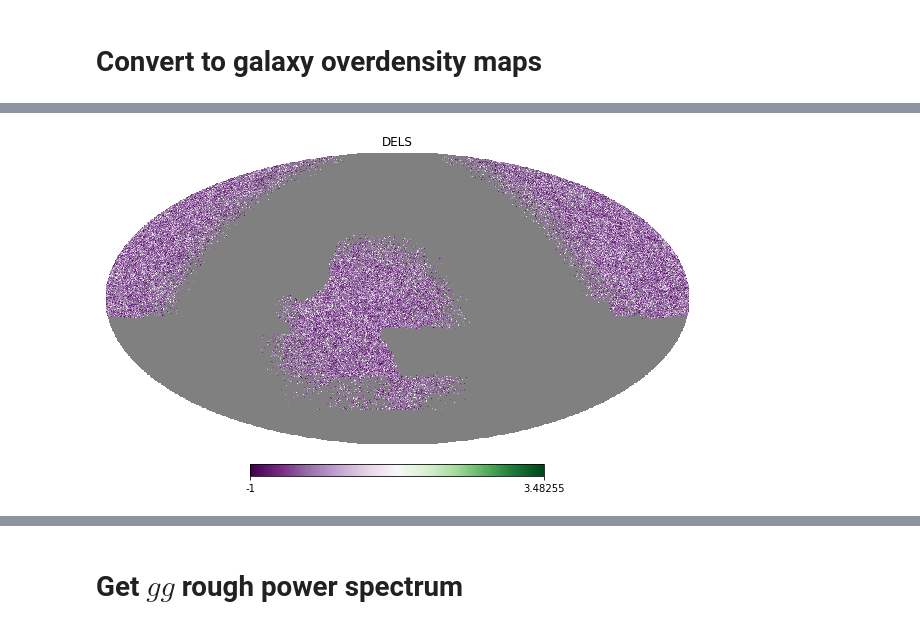
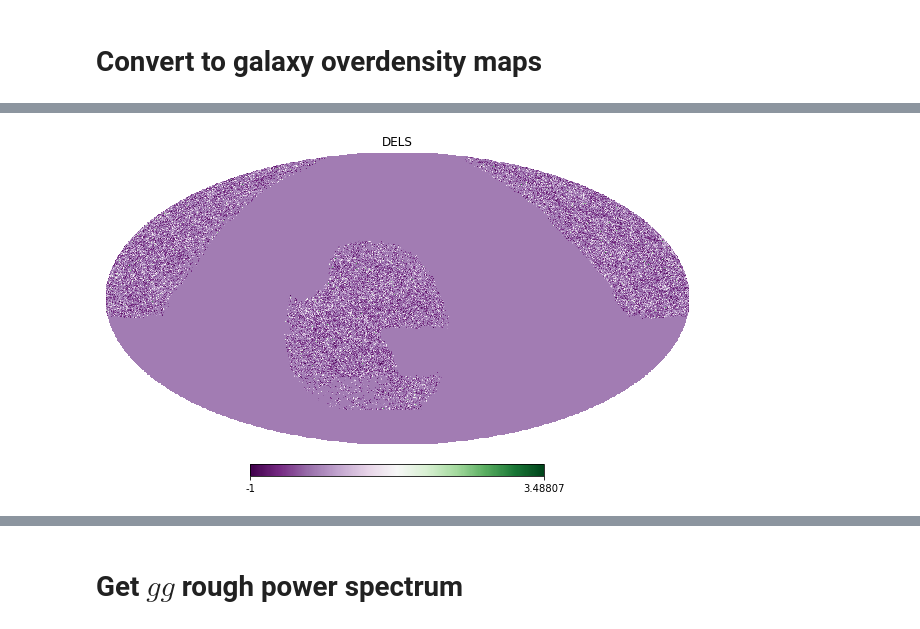
Before and after one commit to itrharrison/act-x-decals, a Jupyter notebook: dels-mapping.ipynb, the cells around one changed output, grey strips where cells are left out. Cells and saved outputs as stored; diff of their text form; code cells hidden in the pictures.

```diff
--- a/dels-mapping.ipynb
+++ b/dels-mapping.ipynb
@@ -58,4 +58,9 @@ hp.mollview(comp_mask, title='completeness mask')
 # %%
 star_map = hp.read_map('./data/allwise_total_rot_1024.fits')
 star_map = hp.ud_grade(star_map, nside_out=nside, power=-2)
+
+# Convert to stars per deg^2
+pix_srad = 4*np.pi/npix
+pix_deg2 = pix_srad*(180/np.pi)**2
+star_map /= pix_deg2
 # %%
@@ -84,8 +103,10 @@ dels_Nmap = bass_mzls_Nmap + decals_Nmap
 dels_Nmean = np.sum(dels_Nmap[pixmask]) / np.sum(comp_mask[pixmask])
 
 dels_deltamap = np.zeros_like(dels_Nmap, dtype=float)
-dels_deltamap[pixmask] = dels_Nmap[pixmask] / (dels_Nmean*comp_mask[pixmask]) - 1
-dels_deltamap[~pixmask] = np.nan
+dels_deltamap_pm = np.zeros_like(dels_Nmap, dtype=float)
+dels_deltamap[final_mask > 0] = dels_Nmap[final_mask > 0] / (dels_Nmean*comp_mask[final_mask > 0]) - 1
+dels_deltamap_pm[pixmask > 0] = dels_Nmap[pixmask > 0] / (dels_Nmean*comp_mask[pixmask > 0]) - 1
+#dels_deltamap[~pixmask] = np.nan
 # %%
 hp.mollview(bass_mzls_deltamap, title='BASS MZLS', cmap='PRGn')
 # %% [output]
@@ -97,4 +118,4 @@ hp.mollview(decals_deltamap, title='DECaLS', cmap='PRGn')
 # %%
-hp.mollview(dels_deltamap, title='DELS', cmap='PRGn')
+hp.mollview(dels_deltamap_pm, title='DELS', cmap='PRGn')
 # %% [output]
-[figure, old version]
+[figure, new version]
```
Also changed, not shown: parts of 20 cells of this notebook, 2 other files.
